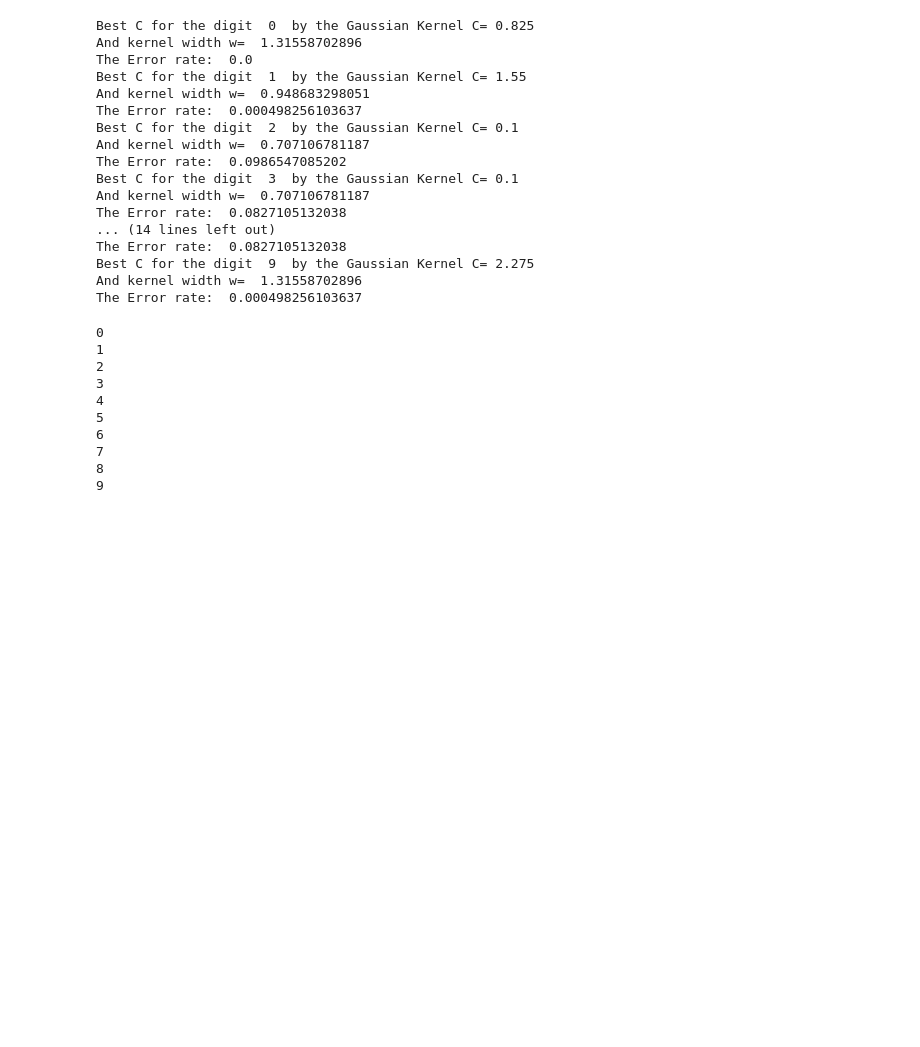
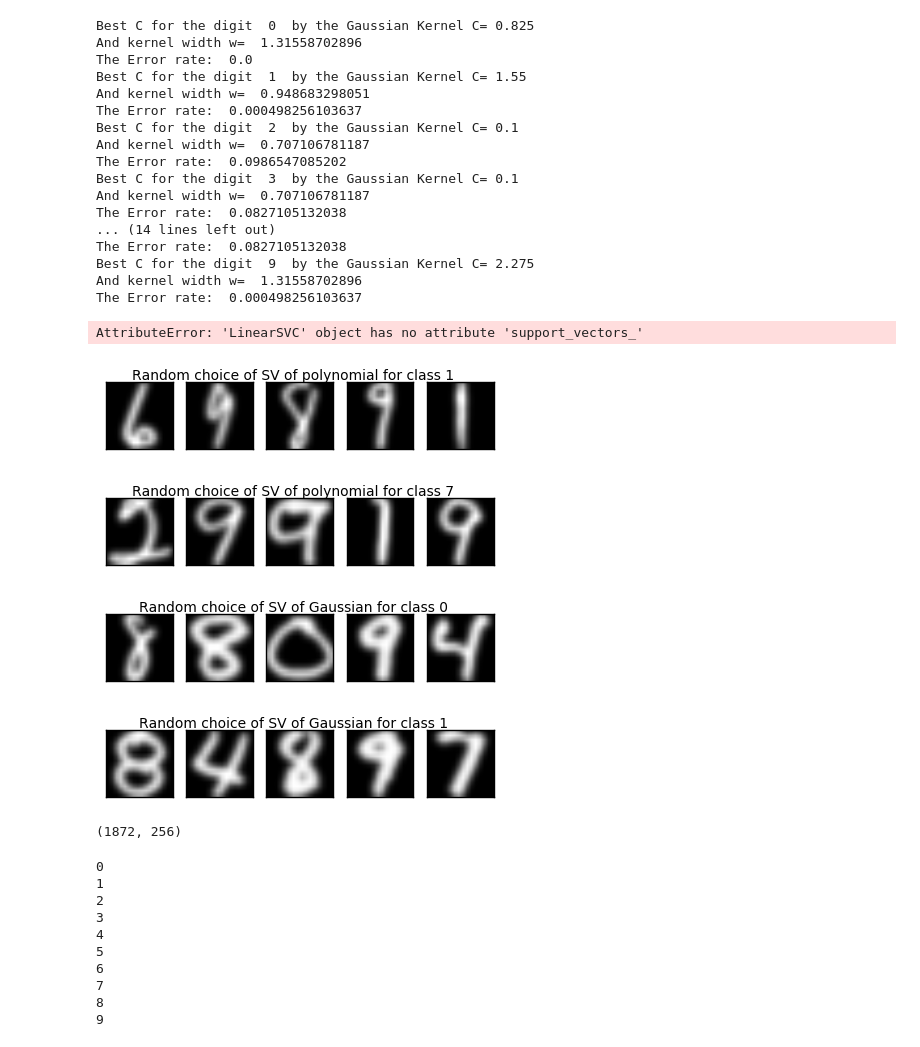
Before and after one commit to hirogit1002/ML_lab, a Jupyter notebook: 04/assign4.ipynb, the cells around one changed output. Cells and saved outputs as stored; diff of their text form; code cells hidden in the pictures; blank space fills up the shorter version.

```diff
--- a/04/assign4.ipynb
+++ b/04/assign4.ipynb
@@ -616,6 +616,80 @@ The Error rate:  0.0827105132038
 Best C for the digit  9  by the Gaussian Kernel C= 2.275
 And kernel width w=  1.31558702896
 The Error rate:  0.000498256103637
+# %%
+C_l_choice=C_l[1].support_vectors_[np.random.choice(len(C_l[1].support_vectors_),5,replace=False)]
+rang = np.arange(256)+1
+fig=plt.figure(figsize=(5,1))
+subtitle = fig.suptitle("Random choice of SV of Linear for class 1")
+for i in range(5):
+    plt.subplot(1,5,i+1)
+    plt.imshow(C_l_choice[i].reshape(16,16), cmap='gray')
+    plt.xticks([])
+    plt.yticks([])
+# %% [output]
+AttributeError: 'LinearSVC' object has no attribute 'support_vectors_'
+# %%
+C_l_choice=C_l[1].support_vectors_[np.random.choice(len(C_l[1].support_vectors_),5,replace=False)]
+rang = np.arange(256)+1
+fig=plt.figure(figsize=(5,1))
+subtitle = fig.suptitle("Random choice of SV of Linear for class 1")
+for i in range(5):
+    plt.subplot(1,5,i+1)
+    plt.imshow(C_l_choice[i].reshape(16,16), cmap='gray')
+    plt.xticks([])
+    plt.yticks([])
+# %%
+C_p_choice=C_p[1].support_vectors_[np.random.choice(len(C_p[1].support_vectors_),5,replace=False)]
+rang = np.arange(256)+1
+fig=plt.figure(figsize=(5,1))
+subtitle = fig.suptitle("Random choice of SV of polynomial for class 1")
+for i in range(5):
+    plt.subplot(1,5,i+1)
+    plt.imshow(C_p_choice[i].reshape(16,16), cmap='gray')
+    plt.xticks([])
+    plt.yticks([])
+# %% [output]
+[figure, added]
+# %%
+C_p_choice=C_p[7].support_vectors_[np.random.choice(len(C_p[7].support_vectors_),5,replace=False)]
+rang = np.arange(256)+1
+fig=plt.figure(figsize=(5,1))
+subtitle = fig.suptitle("Random choice of SV of polynomial for class 7")
+for i in range(5):
+    plt.subplot(1,5,i+1)
+    plt.imshow(C_p_choice[i].reshape(16,16), cmap='gray')
+    plt.xticks([])
+    plt.yticks([])
+# %% [output]
+[figure, added]
+# %%
+C_g_choice=C_g[0].support_vectors_[np.random.choice(len(C_g[0].support_vectors_),5,replace=False)]
+rang = np.arange(256)+1
+fig=plt.figure(figsize=(5,1))
+subtitle = fig.suptitle("Random choice of SV of Gaussian for class 0")
+for i in range(5):
+    plt.subplot(1,5,i+1)
+    plt.imshow(C_g_choice[i].reshape(16,16), cmap='gray')
+    plt.xticks([])
+    plt.yticks([])
+# %% [output]
+[figure, added]
+# %%
+C_g_choice=C_g[1].support_vectors_[np.random.choice(len(C_g[1].support_vectors_),5,replace=False)]
+rang = np.arange(256)+1
+fig=plt.figure(figsize=(5,1))
+subtitle = fig.suptitle("Random choice of SV of Gaussian for class 1")
+for i in range(5):
+    plt.subplot(1,5,i+1)
+    plt.imshow(C_g_choice[i].reshape(16,16), cmap='gray')
+    plt.xticks([])
+    plt.yticks([])
+# %% [output]
+[figure, added]
+# %%
+C_g[1].support_vectors_.shape
+# %% [output]
+(1872, 256)
 # %%
 class cl():
     def __init__(self, a):
```
Also changed, not shown: parts of 1 cell of this notebook, 9 other files.
